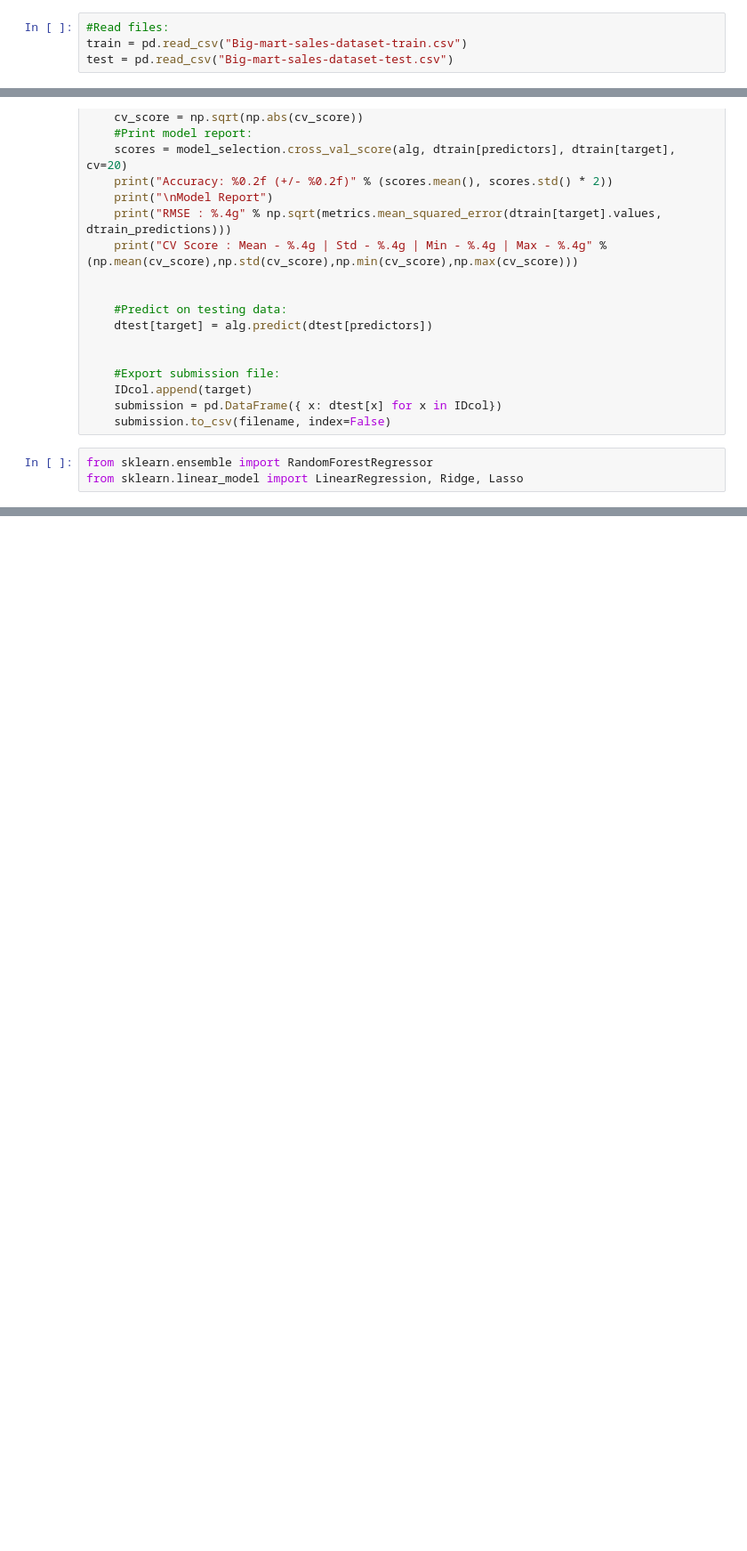
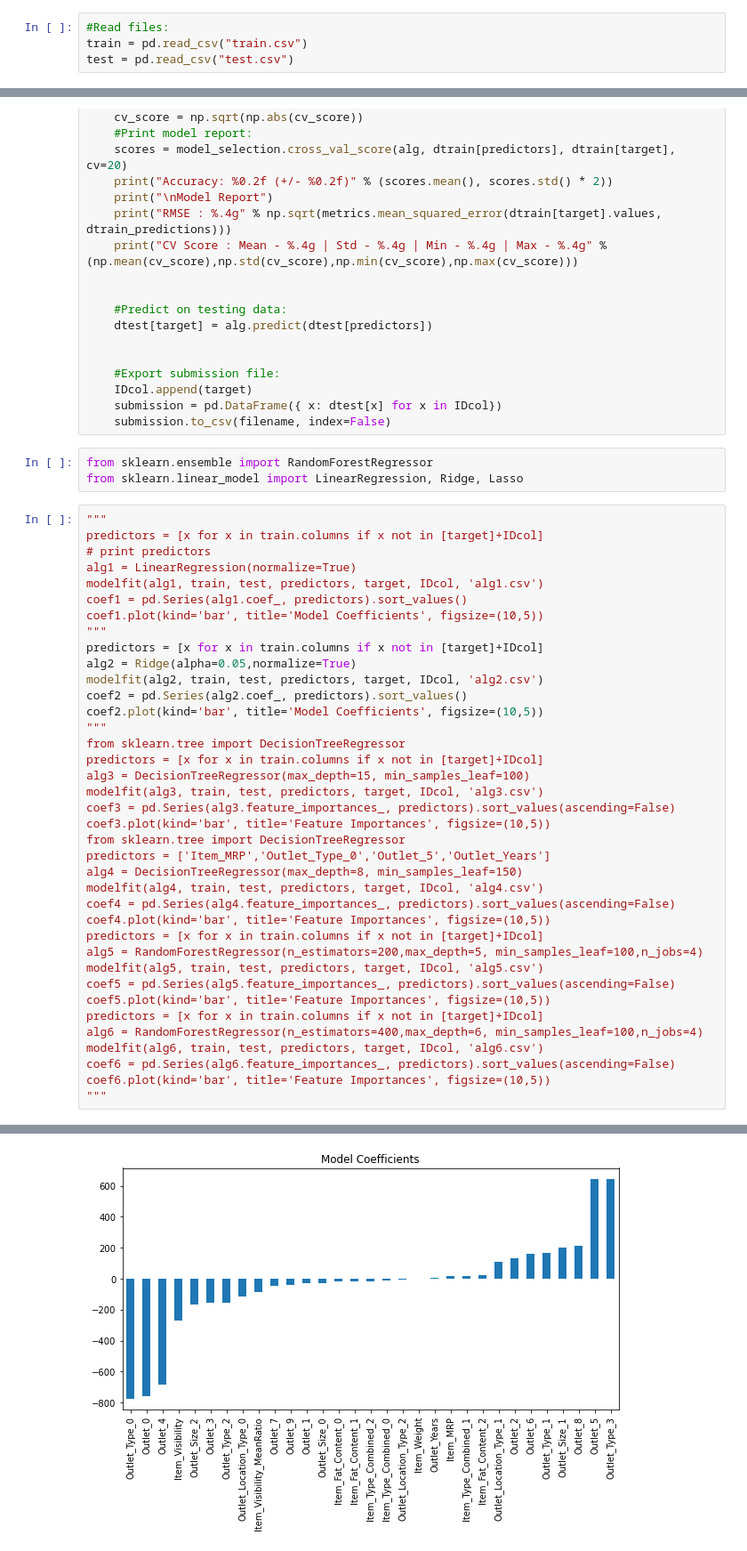
Before and after one commit to merima98/Big-mart-sales, a Jupyter notebook: Big mart sales.ipynb, the cells around one changed output, grey strips where cells are left out. Shown: that part at 89% size. Cells and saved outputs as stored; diff of their text form; blank space fills up the shorter version.

Commit message:
Adding linear regression

```diff
--- a/Big mart sales.ipynb
+++ b/Big mart sales.ipynb
@@ -4,8 +4,8 @@ import numpy as np
 import matplotlib.pyplot as plt
 # %%
 #Read files:
-train = pd.read_csv("Big-mart-sales-dataset-train.csv")
-test = pd.read_csv("Big-mart-sales-dataset-test.csv")
+train = pd.read_csv("train.csv")
+test = pd.read_csv("test.csv")
 # %%
 train['source']='train'
 test['source']='test'
@@ -313,3 +309,42 @@ def modelfit(alg, dtrain, dtest, predictors, target, IDcol, filename):
 # %%
 from sklearn.ensemble import RandomForestRegressor
 from sklearn.linear_model import LinearRegression, Ridge, Lasso
+# %%
+"""
+predictors = [x for x in train.columns if x not in [target]+IDcol]
+# print predictors
+alg1 = LinearRegression(normalize=True)
+modelfit(alg1, train, test, predictors, target, IDcol, 'alg1.csv')
+coef1 = pd.Series(alg1.coef_, predictors).sort_values()
+coef1.plot(kind='bar', title='Model Coefficients', figsize=(10,5))
+"""
+predictors = [x for x in train.columns if x not in [target]+IDcol]
+alg2 = Ridge(alpha=0.05,normalize=True)
+modelfit(alg2, train, test, predictors, target, IDcol, 'alg2.csv')
+coef2 = pd.Series(alg2.coef_, predictors).sort_values()
+coef2.plot(kind='bar', title='Model Coefficients', figsize=(10,5))
+"""
+from sklearn.tree import DecisionTreeRegressor
+predictors = [x for x in train.columns if x not in [target]+IDcol]
+alg3 = DecisionTreeRegressor(max_depth=15, min_samples_leaf=100)
+modelfit(alg3, train, test, predictors, target, IDcol, 'alg3.csv')
+coef3 = pd.Series(alg3.feature_importances_, predictors).sort_values(ascending=False)
+coef3.plot(kind='bar', title='Feature Importances', figsize=(10,5))
+from sklearn.tree import DecisionTreeRegressor
+predictors = ['Item_MRP','Outlet_Type_0','Outlet_5','Outlet_Years']
+alg4 = DecisionTreeRegressor(max_depth=8, min_samples_leaf=150)
+modelfit(alg4, train, test, predictors, target, IDcol, 'alg4.csv')
+coef4 = pd.Series(alg4.feature_importances_, predictors).sort_values(ascending=False)
+coef4.plot(kind='bar', title='Feature Importances', figsize=(10,5))
+predictors = [x for x in train.columns if x not in [target]+IDcol]
+alg5 = RandomForestRegressor(n_estimators=200,max_depth=5, min_samples_leaf=100,n_jobs=4)
+modelfit(alg5, train, test, predictors, target, IDcol, 'alg5.csv')
+coef5 = pd.Series(alg5.feature_importances_, predictors).sort_values(ascending=False)
+coef5.plot(kind='bar', title='Feature Importances', figsize=(10,5))
+predictors = [x for x in train.columns if x not in [target]+IDcol]
+alg6 = RandomForestRegressor(n_estimators=400,max_depth=6, min_samples_leaf=100,n_jobs=4)
+modelfit(alg6, train, test, predictors, target, IDcol, 'alg6.csv')
+coef6 = pd.Series(alg6.feature_importances_, predictors).sort_values(ascending=False)
+coef6.plot(kind='bar', title='Feature Importances', figsize=(10,5))
+"""
+# %% [output]
@@ -315,0 +357 @@ from sklearn.linear_model import LinearRegression, Ridge, Lasso
+[figure, added]
```
Also changed, not shown: parts of 18 cells of this notebook, 3 other files.
